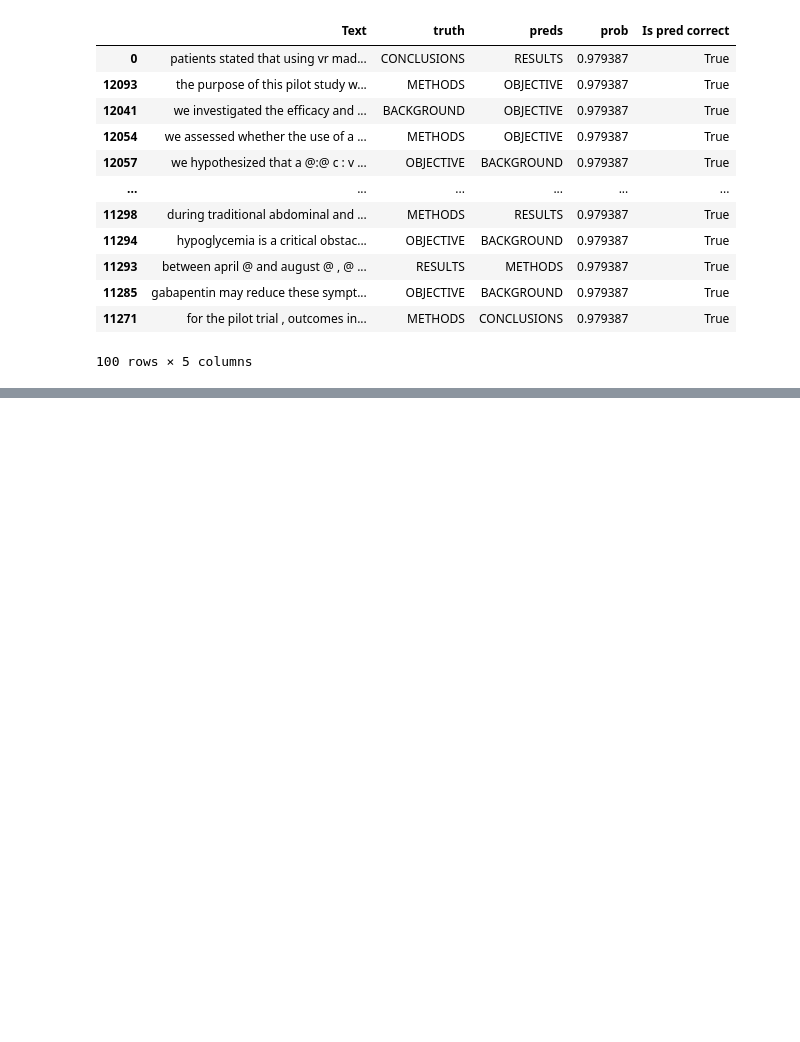
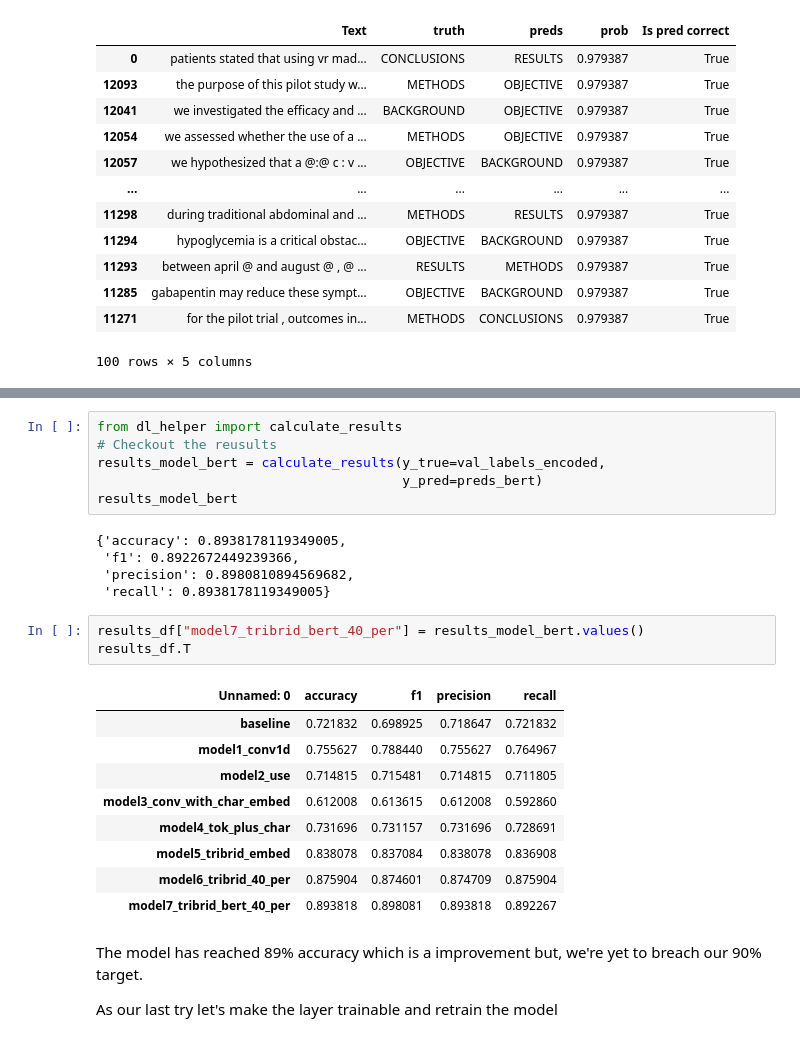
Before and after one commit to JpChii/ML-Projects, a Jupyter notebook: 09_skim_lit_40k_dataset.ipynb, the cells around one changed output, grey strips where cells are left out. Cells and saved outputs as stored; diff of their text form; blank space fills up the shorter version.

```diff
--- a/09_skim_lit_40k_dataset.ipynb
+++ b/09_skim_lit_40k_dataset.ipynb
@@ -807,0 +966,28 @@ top_100_wrong
+# %%
+from dl_helper import calculate_results
+# Checkout the reusults
+results_model_bert = calculate_results(y_true=val_labels_encoded,
+                                       y_pred=preds_bert)
+results_model_bert
+# %% [output]
+{'accuracy': 0.8938178119349005,
+ 'f1': 0.8922672449239366,
+ 'precision': 0.8980810894569682,
+ 'recall': 0.8938178119349005}
+# %%
+results_df["model7_tribrid_bert_40_per"] = results_model_bert.values()
+results_df.T
+# %% [output]
+| Unnamed: 0 | accuracy | f1 | precision | recall |
+| baseline | 0.721832 | 0.698925 | 0.718647 | 0.721832 |
+| model1_conv1d | 0.755627 | 0.788440 | 0.755627 | 0.764967 |
+| model2_use | 0.714815 | 0.715481 | 0.714815 | 0.711805 |
+| model3_conv_with_char_embed | 0.612008 | 0.613615 | 0.612008 | 0.592860 |
+| model4_tok_plus_char | 0.731696 | 0.731157 | 0.731696 | 0.728691 |
+| model5_tribrid_embed | 0.838078 | 0.837084 | 0.838078 | 0.836908 |
+| model6_tribrid_40_per | 0.875904 | 0.874601 | 0.874709 | 0.875904 |
+| model7_tribrid_bert_40_per | 0.893818 | 0.898081 | 0.893818 | 0.892267 |
+# %% [markdown]
+The model has reached 89% accuracy which is a improvement but, we're yet to breach our 90% target.
+
+As our last try let's make the layer trainable and retrain the model
```
Also changed, not shown: parts of 68 cells of this notebook.
